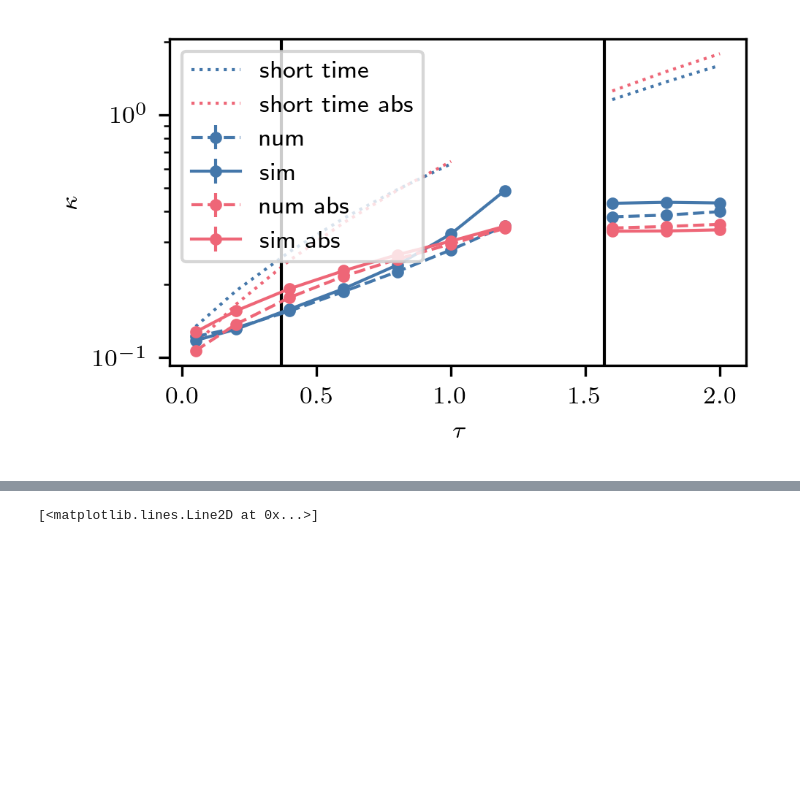
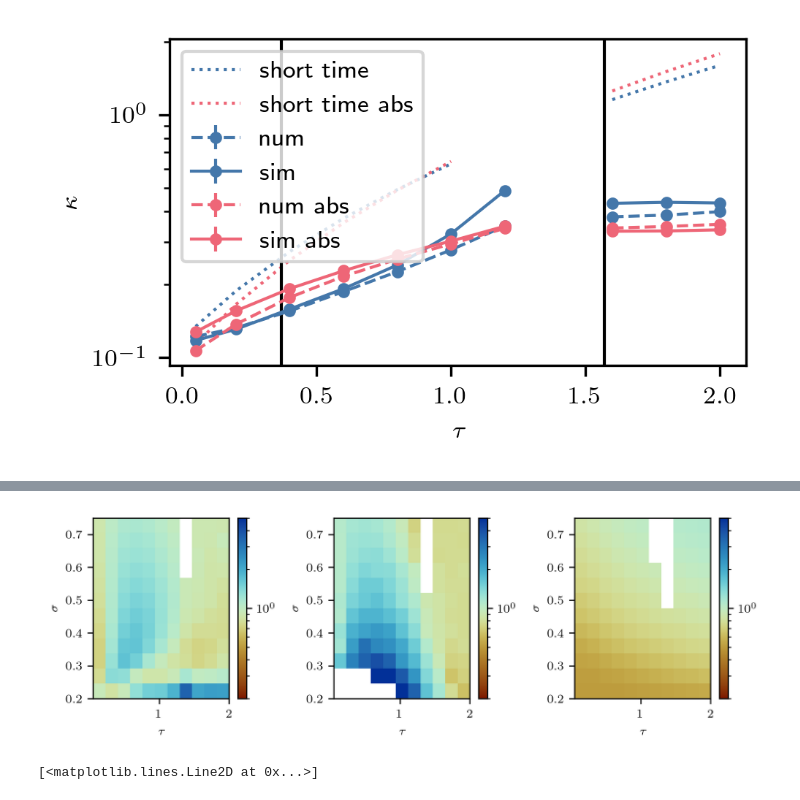
Before and after one commit to NilsToAn/overdampedDelayHarmonicOscillator, a Jupyter notebook: paper/compare_cusp_rates.ipynb, the cells around one changed output, grey strips where cells are left out. Drawn from its saved outputs; the diff is of its cells as text; code cells hidden in the pictures; blank space fills up the shorter version.

```diff
--- a/paper/compare_cusp_rates.ipynb
+++ b/paper/compare_cusp_rates.ipynb
@@ -131,3 +187,42 @@ len(s_s)
+# %%
+norm = LogNorm(vmin=0.2, vmax=5)
+plt.figure(figsize=(two_col, two_col/3))
+plt.subplot(131)
+plt.imshow(all_num_rates_abs[:,:,0] / all_num_rates[:,:,0],
+        origin = 'lower',
+        extent= [taus[0], taus[-1], s_s[0], s_s[-1]],
+        aspect='auto',
+        cmap = mycmap,
+        norm=norm)
+plt.xlabel(r'$\tau$')
+plt.ylabel(r'$\sigma$')
+plt.colorbar()
+
+plt.subplot(132)
+plt.imshow(all_sim_rates_abs[:,:,0] / all_sim_rates[:,:,0],
+    norm = norm,
+    origin = 'lower',
+    extent= [taus[0], taus[-1], s_s[0], s_s[-1]],
+    aspect='auto',
+    cmap = mycmap)
+plt.xlabel(r'$\tau$')
+plt.ylabel(r'$\sigma$')
+plt.colorbar()
+
+plt.subplot(133)
+plt.imshow(st_rates_abs[:,:,0] / st_rates[:,:,0],
+    norm = norm,
+    origin = 'lower',
+    extent= [taus[0], taus[-1], s_s[0], s_s[-1]],
+    aspect='auto',
+    cmap = mycmap)
+plt.xlabel(r'$\tau$')
+plt.ylabel(r'$\sigma$')
+plt.colorbar()
+
+plt.tight_layout()
+# %% [output]
+[figure, added]
 # %%
 plt.plot(taus, all_abs[s_s[s_idx]]['sim_rates'][:,0] / all_data[s_s[s_idx]]['sim_rates'][:,0])
 # %% [output]
```
Also changed, not shown: parts of 7 cells of this notebook.
